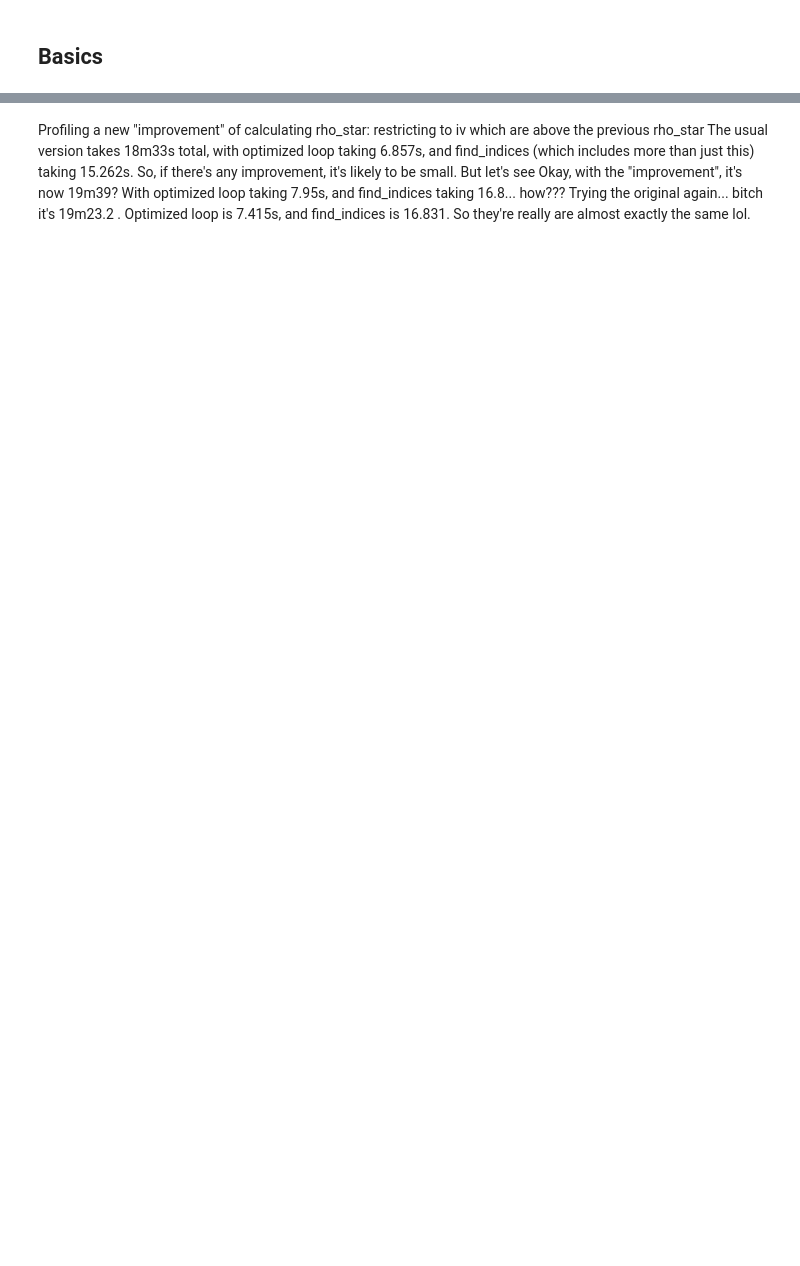
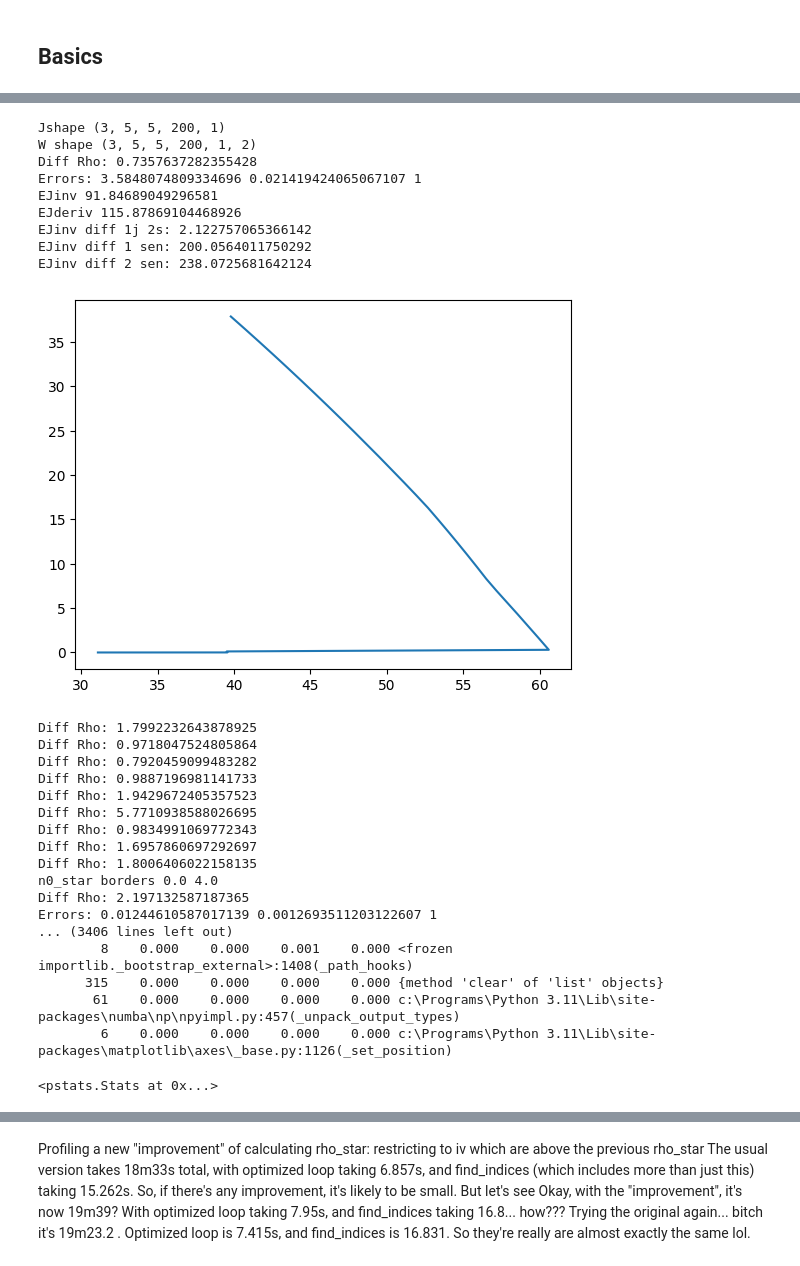
Before and after one commit to zalandru/Dynamic-Contracting-Multi-worker-Firm, a Jupyter notebook: Multiworker_wage_2steps/Initiating MWF.ipynb, the cells around one changed output, grey strips where cells are left out. Saved outputs shown, nothing was run; the diff lists cells and outputs as text; code cells hidden in the pictures; blank space fills up the shorter version.

```diff
--- a/Multiworker_wage_2steps/Initiating MWF.ipynb
+++ b/Multiworker_wage_2steps/Initiating MWF.ipynb
@@ -47,0 +49,40 @@ KeyboardInterrupt:
+# %%
+from Multiworker_Contract_hire_Rho_noapprox import MultiworkerContract
+mwc_Rho=MultiworkerContract(p,cc.js)
+
+profiler = cProfile.Profile()
+profiler.enable()
+(mwc_Rho_J,mwc_Rho_W,mwc_Rho_U,mwc_Rho_Rho,mwc_Rho_Wstar,mwc_Rho_sep,mwc_Rho_n0,mwc_Rho_n1)=mwc_Rho.J()
+profiler.disable()
+# Print profiling results
+stats = pstats.Stats(profiler).sort_stats(pstats.SortKey.TIME)
+stats.print_stats()
+# %% [output]
+Jshape (3, 5, 5, 200, 1)
+W shape (3, 5, 5, 200, 1, 2)
+Diff Rho: 0.7357637282355428
+Errors: 3.5848074809334696 0.021419424065067107 1
+EJinv 91.84689049296581
+EJderiv 115.87869104468926
+EJinv diff 1j 2s: 2.122757065366142
+EJinv diff 1 sen: 200.0564011750292
+EJinv diff 2 sen: 238.0725681642124
+[figure, added]
+Diff Rho: 1.7992232643878925
+Diff Rho: 0.9718047524805864
+Diff Rho: 0.7920459099483282
+Diff Rho: 0.9887196981141733
+Diff Rho: 1.9429672405357523
+Diff Rho: 5.7710938588026695
+Diff Rho: 0.9834991069772343
+Diff Rho: 1.6957860697292697
+Diff Rho: 1.8006406022158135
+n0_star borders 0.0 4.0
+Diff Rho: 2.197132587187365
+Errors: 0.01244610587017139 0.0012693511203122607 1
+... (3406 lines left out)
+        8    0.000    0.000    0.001    0.000 <frozen importlib._bootstrap_external>:1408(_path_hooks)
+      315    0.000    0.000    0.000    0.000 {method 'clear' of 'list' objects}
+       61    0.000    0.000    0.000    0.000 c:\Programs\Python 3.11\Lib\site-packages\numba\np\npyimpl.py:457(_unpack_output_types)
+        6    0.000    0.000    0.000    0.000 c:\Programs\Python 3.11\Lib\site-packages\matplotlib\axes\_base.py:1126(_set_position)
+<pstats.Stats at 0x...>
```
Also changed, not shown: parts of 6 cells of this notebook, 6 other files.
